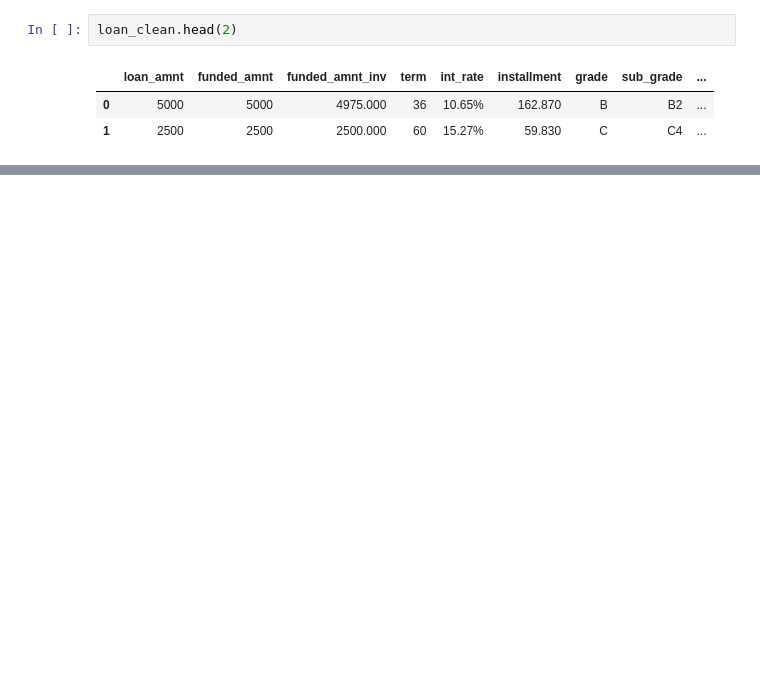
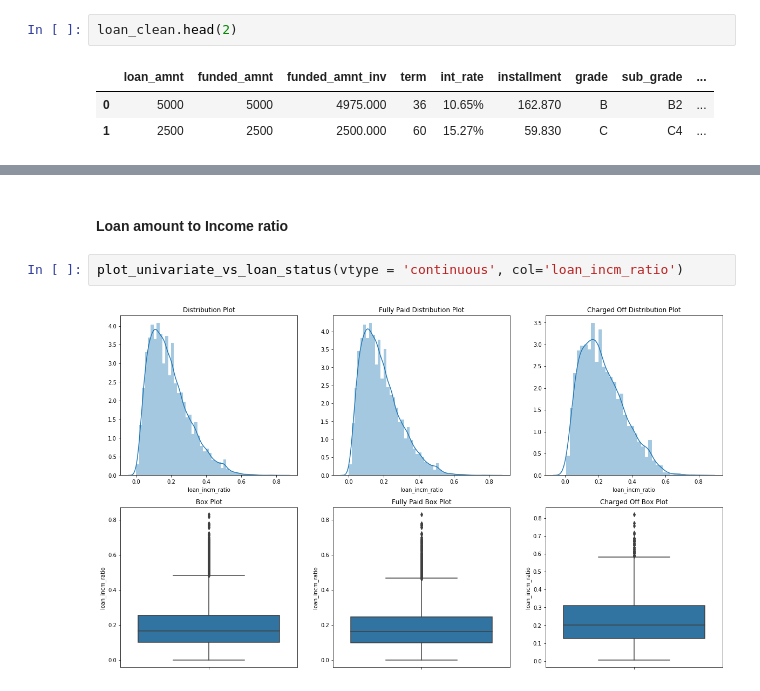
Before and after one commit to AshishVeera/Lending_Club_CaseStudy, a Jupyter notebook: Lending_Casestudy.ipynb, the cells around one changed output, grey strips where cells are left out. Saved outputs shown, nothing was run; the diff lists cells and outputs as text; blank space fills up the shorter version.

```diff
--- a/Lending_Casestudy.ipynb
+++ b/Lending_Casestudy.ipynb
@@ -248,0 +357,6 @@ loan_clean.head(2)
+# %% [markdown]
+#### Loan amount to Income ratio
+# %%
+plot_univariate_vs_loan_status(vtype = 'continuous', col='loan_incm_ratio')
+# %% [output]
+[figure, added]
```
Also changed, not shown: parts of 166 cells of this notebook.
